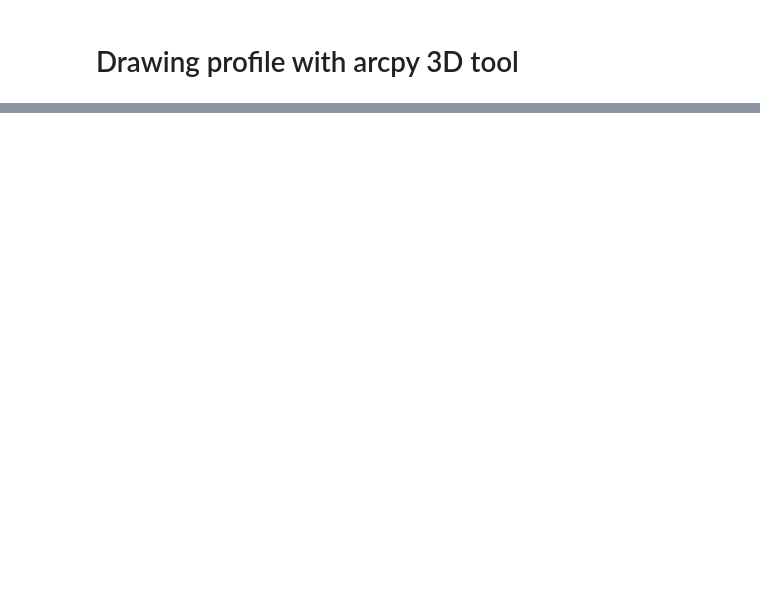
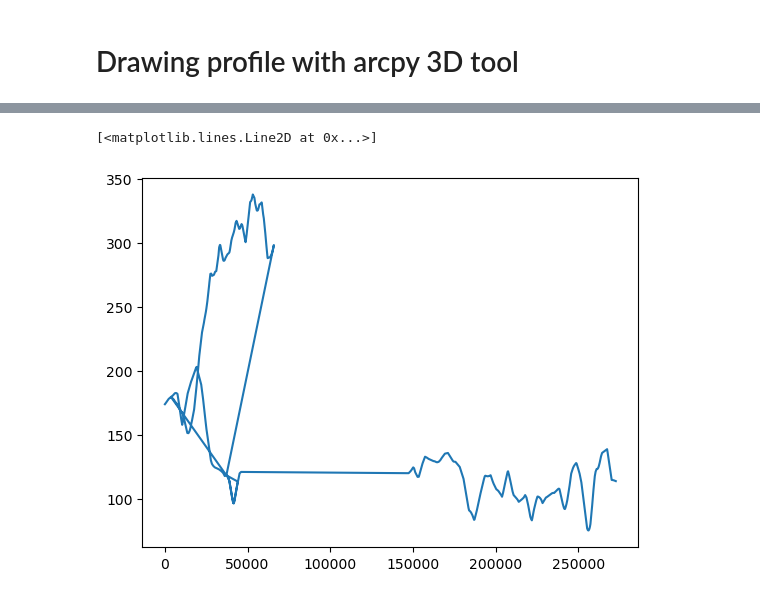
Before and after one commit to deeper747/2023_NSOE_Commuter_Rail, a Jupyter notebook: 02_Scripts/SegmentAmtrakRoute.ipynb, the cells around one changed output, grey strips where cells are left out. Cells and saved outputs as stored; diff of their text form; code cells hidden in the pictures; blank space fills up the shorter version.

Commit message:
Prelim Profile Graphing Attempt

```diff
--- a/02_Scripts/SegmentAmtrakRoute.ipynb
+++ b/02_Scripts/SegmentAmtrakRoute.ipynb
@@ -189,2 +60,3 @@ arcpy.ddd.StackProfile(
 # %%
-#read in the profile dbf
+#read in the profile
+CaroProfile_df = pd.read_csv("../01_Data/02_Processed/CarolinianProfile.csv")
@@ -191,2 +82,8 @@ arcpy.ddd.StackProfile(
 # %%
 #draw the profile graph with the data
+hz_dist = CaroProfile_df['FIRST_DIST'][0:1423]
+elevation = CaroProfile_df['FIRST_Z'][0:1423]
+plt.plot(hz_dist, elevation)
+# %% [output]
+[<matplotlib.lines.Line2D at 0x...>]
+[figure, added]
```
Also changed, not shown: parts of 42 cells of this notebook.
